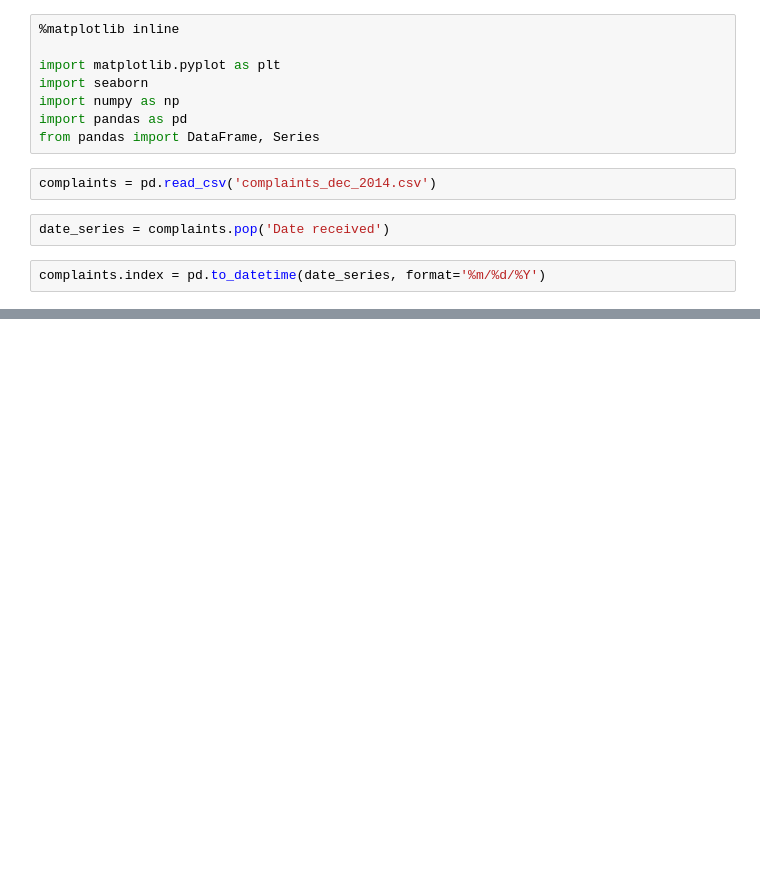
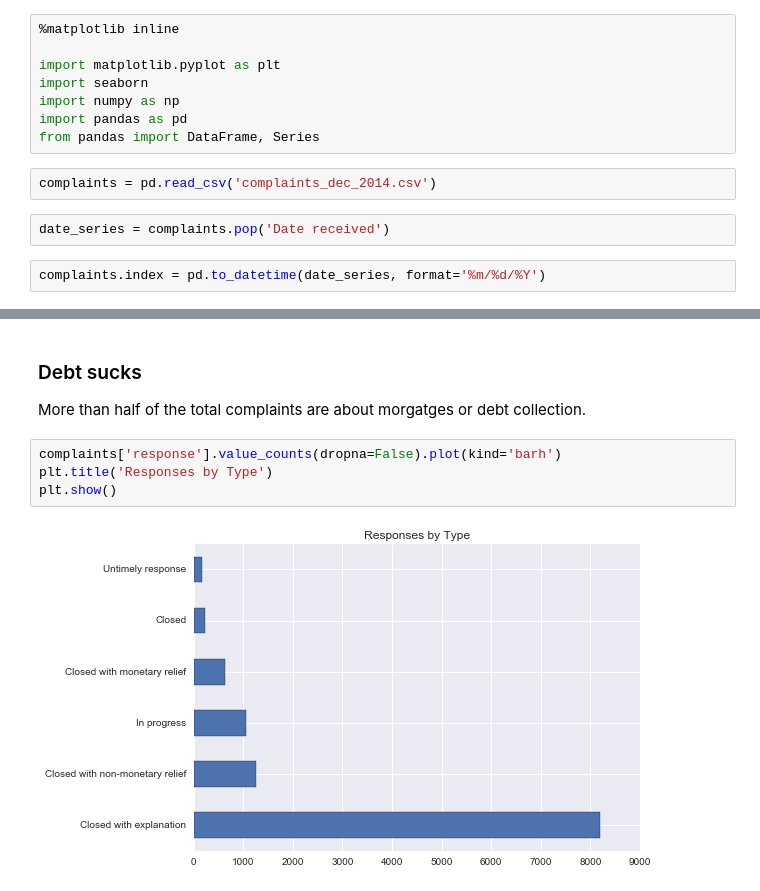
Before and after one commit to katjackson/consumer-complaints, a Jupyter notebook: consumer-complaints.ipynb, the cells around one changed output, grey strips where cells are left out. Drawn from its saved outputs; the diff is of its cells as text; blank space fills up the shorter version.

```diff
--- a/consumer-complaints.ipynb
+++ b/consumer-complaints.ipynb
@@ -61,0 +45,10 @@ Name: subproduct, dtype: int64
+# %% [markdown]
+### Debt sucks
+
+More than half of the total complaints are about morgatges or debt collection.
+# %%
+complaints['response'].value_counts(dropna=False).plot(kind='barh')
+plt.title('Responses by Type')
+plt.show()
+# %% [output]
+[figure, added]
```
Also changed, not shown: parts of 8 cells of this notebook.
